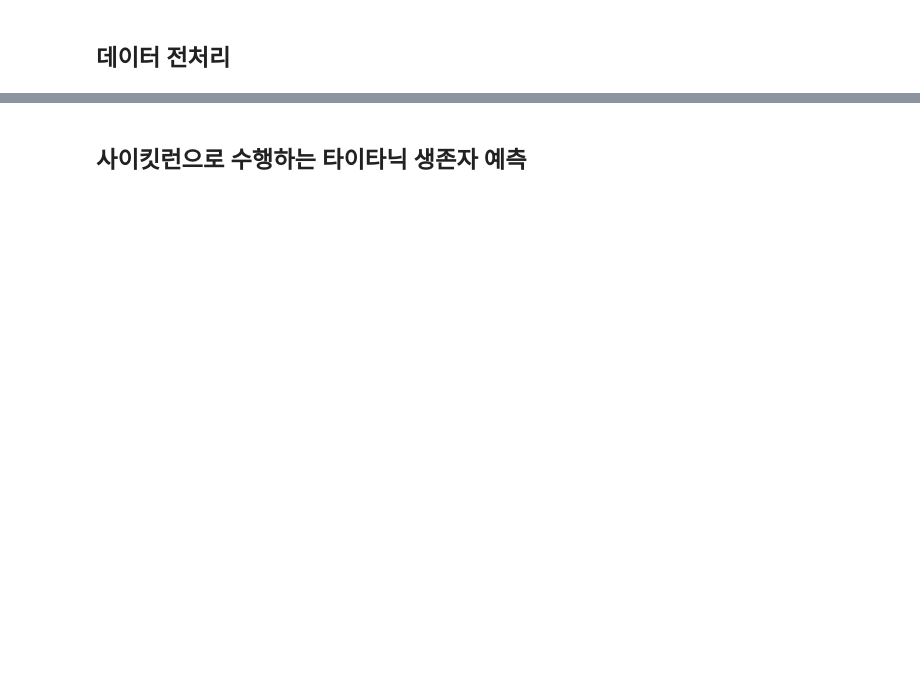
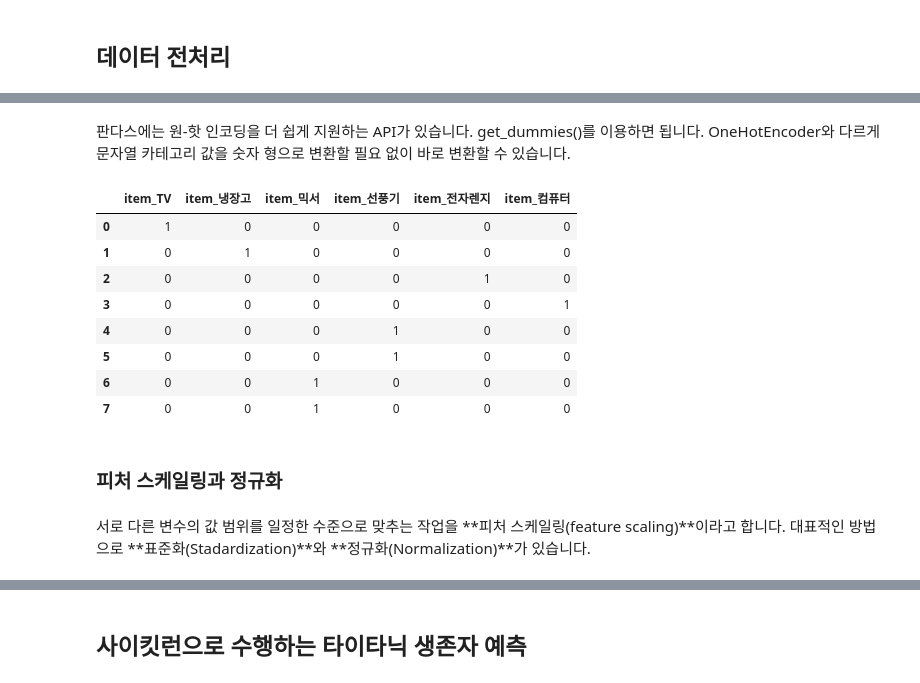
Before and after one commit to kmmnjng528/ml-definitive-guide, a Jupyter notebook: 2장_사이킷런으로 시작하는 머신러닝.ipynb, the cells around one changed output, grey strips where cells are left out. Saved outputs shown, nothing was run; the diff lists cells and outputs as text; code cells hidden in the pictures; blank space fills up the shorter version.

```diff
--- a/2장_사이킷런으로 시작하는 머신러닝.ipynb
+++ b/2장_사이킷런으로 시작하는 머신러닝.ipynb
@@ -139,0 +581,21 @@ cross_val_score()와 같은 evaluation 함수, GridSearchCV와 같은 하이퍼
+# %% [markdown]
+판다스에는 원-핫 인코딩을 더 쉽게 지원하는 API가 있습니다. get_dummies()를 이용하면 됩니다. OneHotEncoder와 다르게 문자열 카테고리 값을 숫자 형으로 변환할 필요 없이 바로 변환할 수 있습니다.
+# %%
+import pandas as pd
+
+df = pd.DataFrame({'item':['TV','냉장고','전자렌지','컴퓨터','선풍기','선풍기','믹서','믹서'] })
+pd.get_dummies(df)
+# %% [output]
+|  | item_TV | item_냉장고 | item_믹서 | item_선풍기 | item_전자렌지 | item_컴퓨터 |
+| 0 | 1 | 0 | 0 | 0 | 0 | 0 |
+| 1 | 0 | 1 | 0 | 0 | 0 | 0 |
+| 2 | 0 | 0 | 0 | 0 | 1 | 0 |
+| 3 | 0 | 0 | 0 | 0 | 0 | 1 |
+| 4 | 0 | 0 | 0 | 1 | 0 | 0 |
+| 5 | 0 | 0 | 0 | 1 | 0 | 0 |
+| 6 | 0 | 0 | 1 | 0 | 0 | 0 |
+| 7 | 0 | 0 | 1 | 0 | 0 | 0 |
+# %% [markdown]
+### 피처 스케일링과 정규화
+# %% [markdown]
+서로 다른 변수의 값 범위를 일정한 수준으로 맞추는 작업을 **피처 스케일링(feature scaling)**이라고 합니다. 대표적인 방법으로 **표준화(Stadardization)**와 **정규화(Normalization)**가 있습니다.
```
Also changed, not shown: parts of 69 cells of this notebook.
